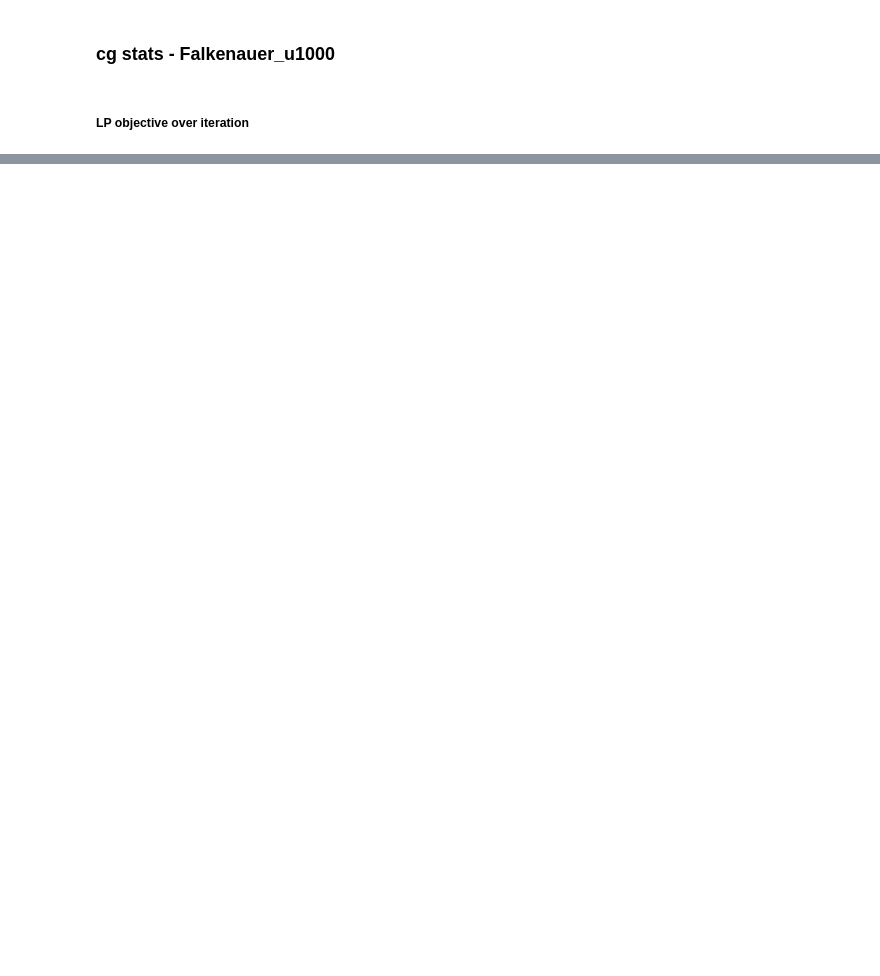
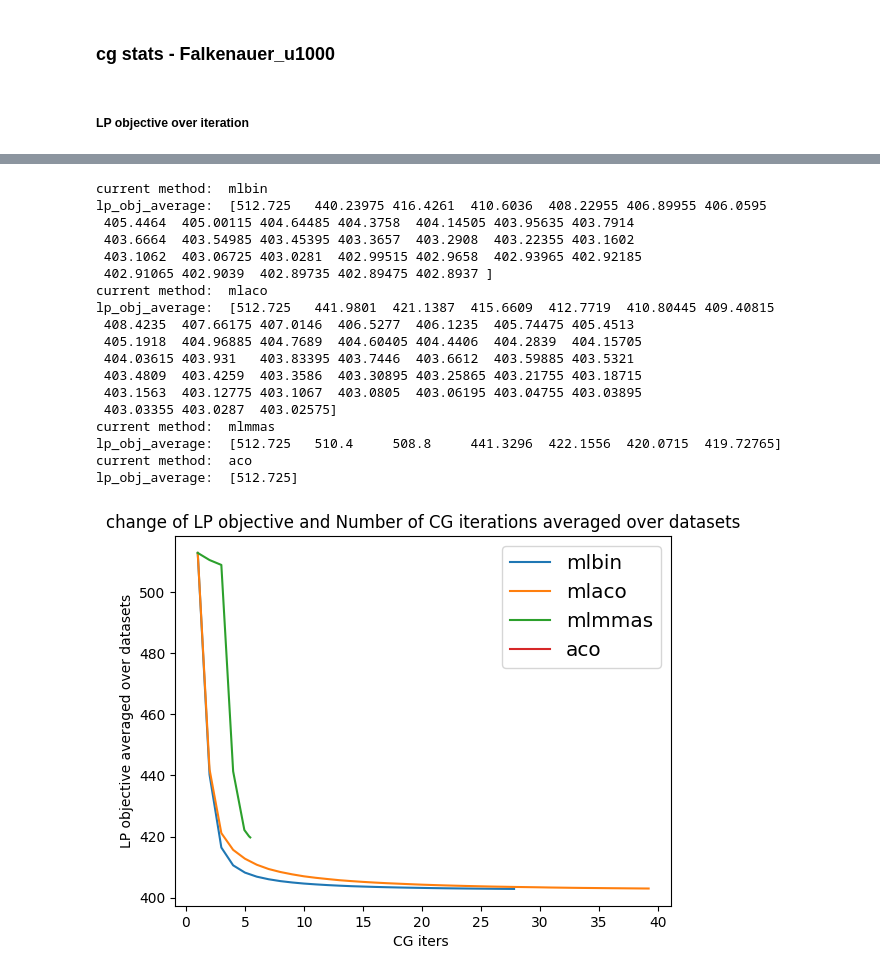
Before and after one commit to hongjie-ml/MLACO_binpack, a Jupyter notebook: tools/analyze_plot.ipynb, the cells around one changed output, grey strips where cells are left out. Cells and saved outputs as stored; diff of their text form; code cells hidden in the pictures; blank space fills up the shorter version.

```diff
--- a/tools/analyze_plot.ipynb
+++ b/tools/analyze_plot.ipynb
@@ -287,0 +356,69 @@ plt.show()
+# %%
+ml_methods = ['mlbin', 'mlaco', 'mlmmas', "aco"]
+# %%
+fg1, ax1 = plt.subplots()
+fg2, ax2 = plt.subplots()
+
+
+for method in ml_methods:
+    lp_obj = []
+    cgiter = []
+    cur_time = []
+    print("current method: ", method)
+    for u1000_file in u1000_file_name:
+        u1000_obj = []
+        u1000_cgiter = []
+        u1000_cur_time = []
+        df = pd.read_csv("../hard_result/" + method +"/density_0.6/seed_1/" + u1000_file + "_cg_stats.csv", index_col= None, header=0)
+        for index, row in df.iterrows():
+            u1000_obj.append(row['lp_obj'])
+            u1000_cgiter.append(row['ith_CG_iter'])
+            u1000_cur_time.append(row['current_time'])
+
+        lp_obj.append(u1000_obj)
+        cgiter.append(u1000_cgiter)
+        cur_time.append(u1000_cur_time)
+
+    lp_obj = transform_list_to_array(lp_obj)
+    cgiter = transform_list_to_array(cgiter)
+    cur_time = transform_list_to_array(cur_time)
+
+    lp_obj_average = np.nanmean(np.where(lp_obj!=0,lp_obj,np.nan),0)
+    cgiter_average = np.nanmean(np.where(cgiter!=0,cgiter,np.nan),0)
+    cur_time_average = np.nanmean(np.where(cur_time!=0,cur_time,np.nan),0)
+    print("lp_obj_average: ", lp_obj_average)
+
+    ax1.plot(cgiter_average, lp_obj_average, label=method)
+    ax2.plot(cur_time_average, lp_obj_average, label = method)
+
+ax1.legend(loc='upper right', fontsize='x-large')
+ax1.set_xlabel('CG iters ')
+ax1.set_ylabel('LP objective averaged over datasets')
+ax1.set_title("change of LP objective and Number of CG iterations averaged over datasets")
+fg1.show()
+
+legend = ax2.legend(loc='upper right', fontsize='x-large')
+ax2.set_xlabel('current time averaged over datasets')
+ax2.set_ylabel('LP objective averaged over datasets')
+ax2.set_title("change of LP objective and time consumed averaged over datasets")
+fg2.show()
+# %% [output]
+current method:  mlbin
+lp_obj_average:  [512.725   440.23975 416.4261  410.6036  408.22955 406.89955 406.0595
+ 405.4464  405.00115 404.64485 404.3758  404.14505 403.95635 403.7914
+ 403.6664  403.54985 403.45395 403.3657  403.2908  403.22355 403.1602
+ 403.1062  403.06725 403.0281  402.99515 402.9658  402.93965 402.92185
+ 402.91065 402.9039  402.89735 402.89475 402.8937 ]
+current method:  mlaco
+lp_obj_average:  [512.725   441.9801  421.1387  415.6609  412.7719  410.80445 409.40815
+ 408.4235  407.66175 407.0146  406.5277  406.1235  405.74475 405.4513
+ 405.1918  404.96885 404.7689  404.60405 404.4406  404.2839  404.15705
+ 404.03615 403.931   403.83395 403.7446  403.6612  403.59885 403.5321
+ 403.4809  403.4259  403.3586  403.30895 403.25865 403.21755 403.18715
+ 403.1563  403.12775 403.1067  403.0805  403.06195 403.04755 403.03895
+ 403.03355 403.0287  403.02575]
+current method:  mlmmas
+lp_obj_average:  [512.725   510.4     508.8     441.3296  422.1556  420.0715  419.72765]
+current method:  aco
+lp_obj_average:  [512.725]
+[figure, added]
```
Also changed, not shown: parts of 22 cells of this notebook, 10 other files.
